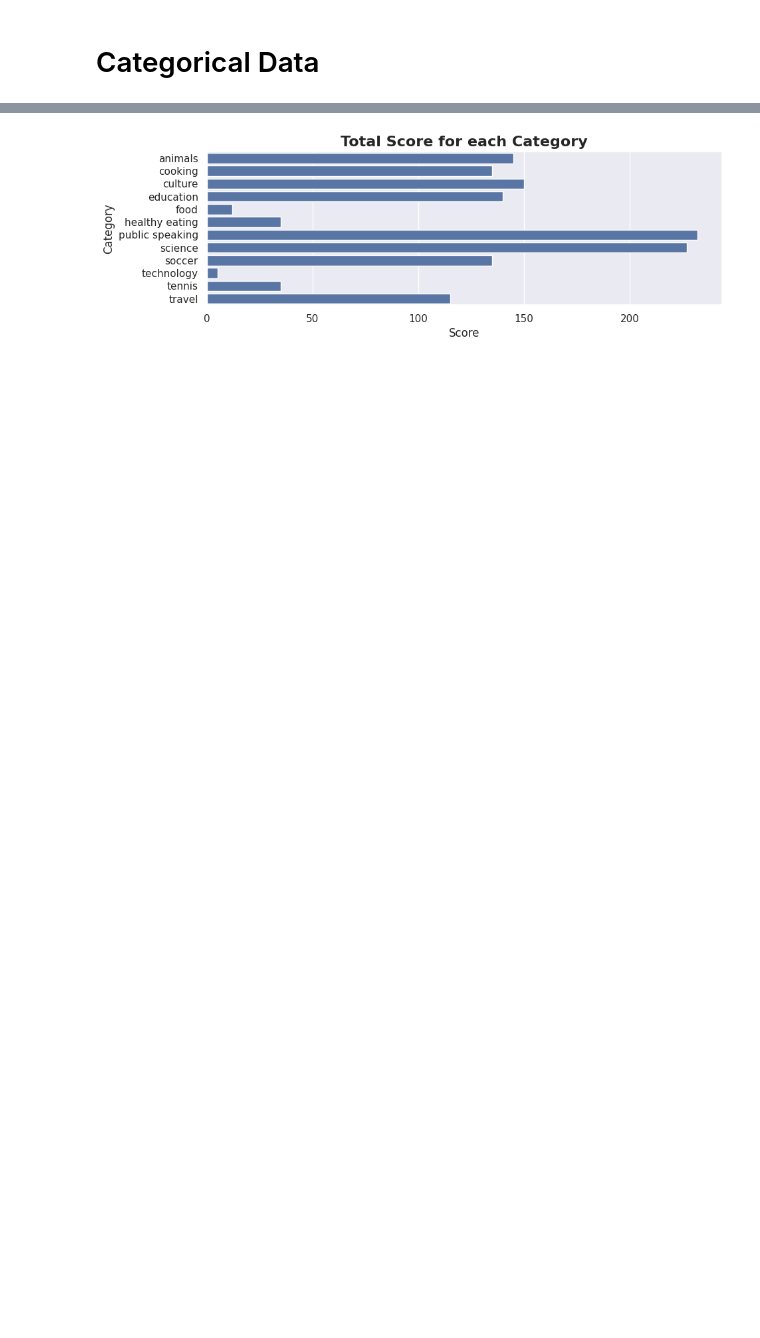
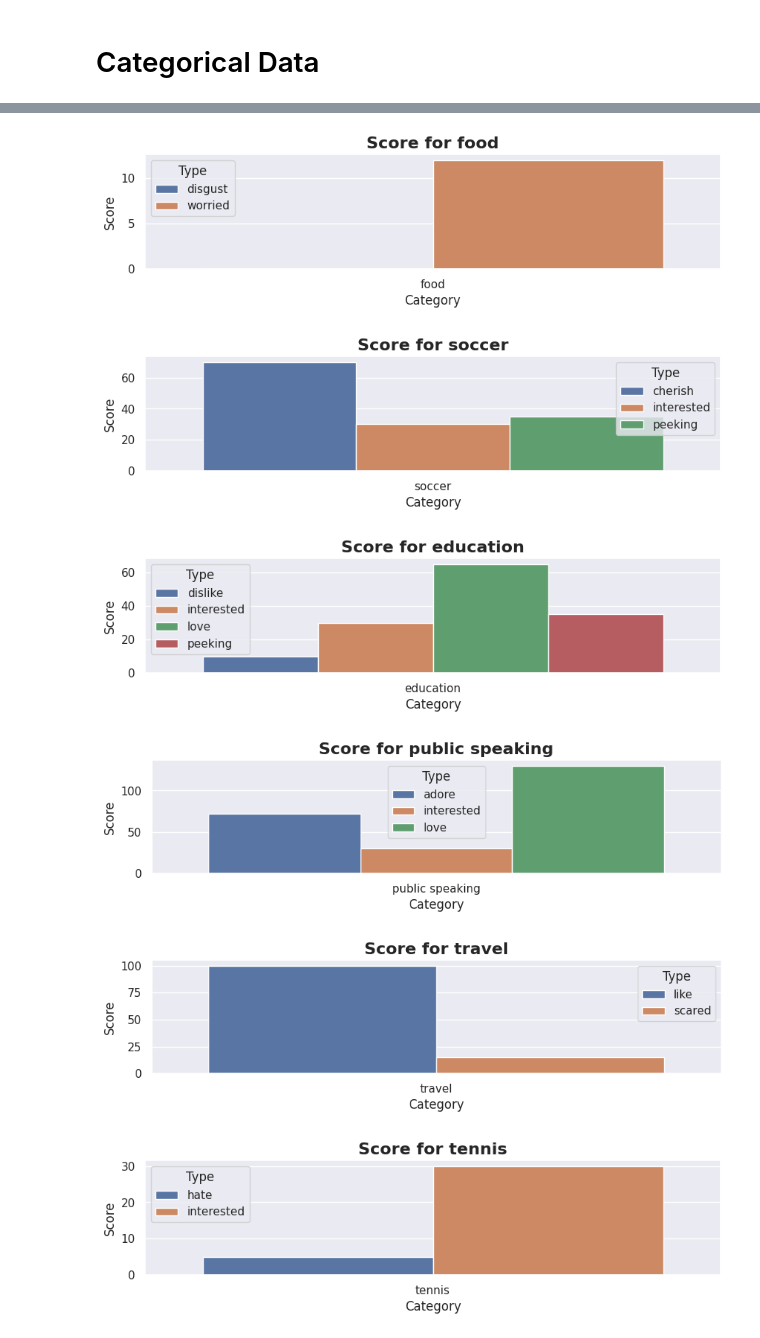
Before and after one commit to AhmAnwar/accenture_virtual_experience_VE_by_Forage, a Jupyter notebook: accenture-virtual-experience-ve-by-forage.ipynb, the cells around one changed output, grey strips where cells are left out. Cells and saved outputs as stored; diff of their text form; code cells hidden in the pictures; blank space fills up the shorter version.

```diff
--- a/accenture-virtual-experience-ve-by-forage.ipynb
+++ b/accenture-virtual-experience-ve-by-forage.ipynb
@@ -324,5 +284,7 @@ for col in high_categories:
 # %%
 # Analyse Score with Category column
 
-print(df.groupby('Category', as_index= False).agg({'Score': 'sum'}).sort_values(by= 'Score', ascending= False))
+for cat in df['Category'].unique():
+    print(f"sum of score for {cat} regarding to reactions type:\n\n"\
+      f"{df[df['Category'] == cat].groupby(['Category', 'Type'], as_index= False).agg({'Score': 'sum'}).sort_values(by= ['Category', 'Score'])}\n")
 # %% [output]
@@ -342,8 +308,17 @@ print(df.groupby('Category', as_index= False).agg({'Score': 'sum'}).sort_values(
 # %%
-plt.figure(figsize= (10, 3))
-
-sns.barplot(data= df.groupby('Category', as_index= False).agg({'Score': 'sum'}), x= 'Score', y= 'Category', orient= 'h')
-plt.title('Total Score for each Category', fontdict= {'size': 16, 'weight': 'bold'})
-plt.show()
+for cat in df['Category'].unique():
+    plt.figure(figsize= (10, 2))
+    sns.barplot(data= df[df['Category'] == cat].groupby(['Category', 'Type'], as_index= False).agg({'Score': 'sum'}),
+                x= 'Category',
+                y= 'Score',
+                hue= 'Type',
+                legend= 'auto')
+    plt.title(f'Score for {cat}', fontdict= {'size': 16, 'weight': 'bold'})
+    plt.show()
 # %% [output]
-[figure, old version]
+[figure, new version]
+[figure, added]
+[figure, added]
+[figure, added]
+[figure, added]
+[figure, added]
```
Also changed, not shown: parts of 14 cells of this notebook.
